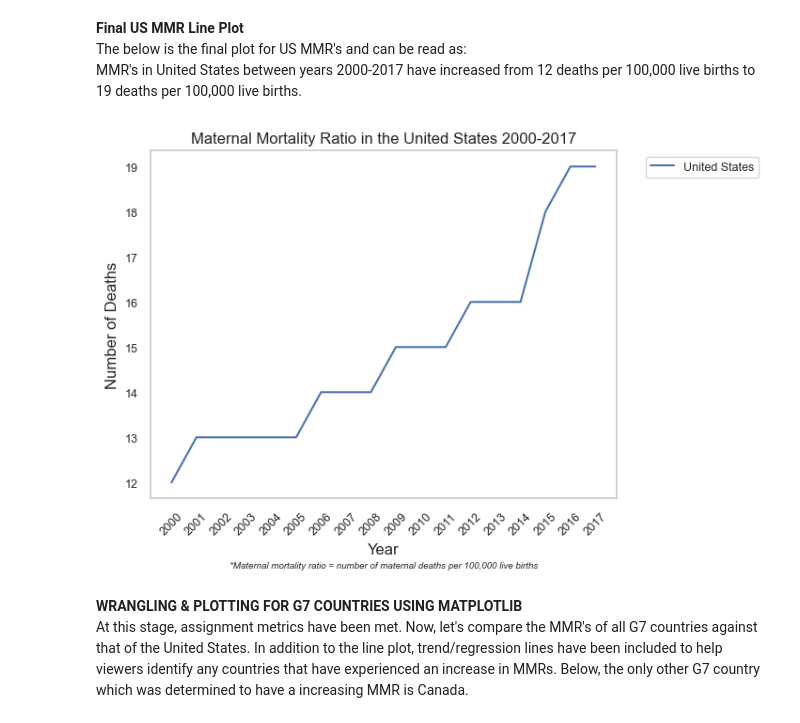
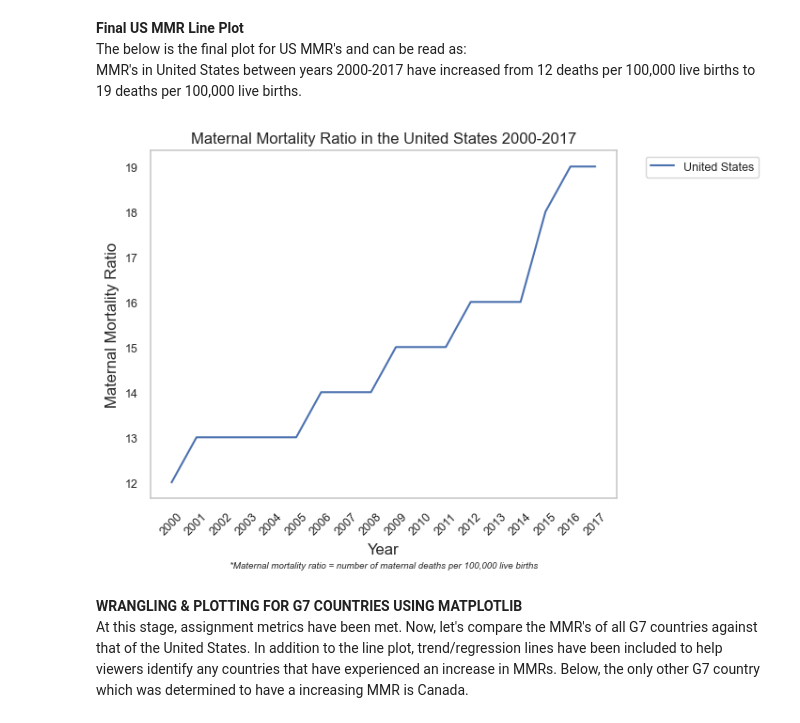
Before and after one commit to greggmaloy/Data_602, a Jupyter notebook: assignment_8_severe_maternal_morbidity.ipynb, the cells around one changed output. Saved outputs shown, nothing was run; the diff lists cells and outputs as text; code cells hidden in the pictures.

```diff
--- a/assignment_8_severe_maternal_morbidity.ipynb
+++ b/assignment_8_severe_maternal_morbidity.ipynb
@@ -268,30 +268,30 @@ MMR's in United States between years 2000-2017 have increased from 12 deaths per
 # %%
 plt.plot(US_df['Year'], US_df['Number of Deaths'])
 plt.xticks(US_df['Year'], rotation=45)
 plt.xlabel('Year')
-plt.ylabel('Number of Deaths')
+plt.ylabel('Maternal Mortality Ratio')
 #changing tick font size
 plt.xticks(fontsize=9)
 plt.yticks(fontsize=9)
 plt.title('Maternal Mortality Ratio in the United States 2000-2017')
 plt.grid(False)
 
 #changing the legend lcoation and size
 plt.legend(['United States'],bbox_to_anchor=(1.05, 1), loc='upper left', prop={'size': 9})
 
 # adding a annotation
 plt.annotate(
     '*Maternal mortality ratio = number of maternal deaths per 100,000 live births',
     xy=(0.5, -0.2),  # Position under the y-axis
     xycoords='axes fraction',
     fontsize=7,  # Set font size for the annotation
     horizontalalignment='center',
     style='italic'  # Italicize the text
 )
 
 plt.show()
 # %% [output]
-[figure, old version]
+[figure, new version]
 # %% [markdown]
 **WRANGLING & PLOTTING FOR G7 COUNTRIES USING MATPLOTLIB**
 At this stage, assignment metrics have been met. Now, let's compare the MMR's of all G7 countries against that of the United States. In addition to the line plot, trend/regression lines have been included to help viewers identify any countries that have experienced an increase in MMRs. Below, the only other G7 country which was determined to have a increasing MMR is Canada.
```
Also changed, not shown: parts of 1 cell of this notebook.
